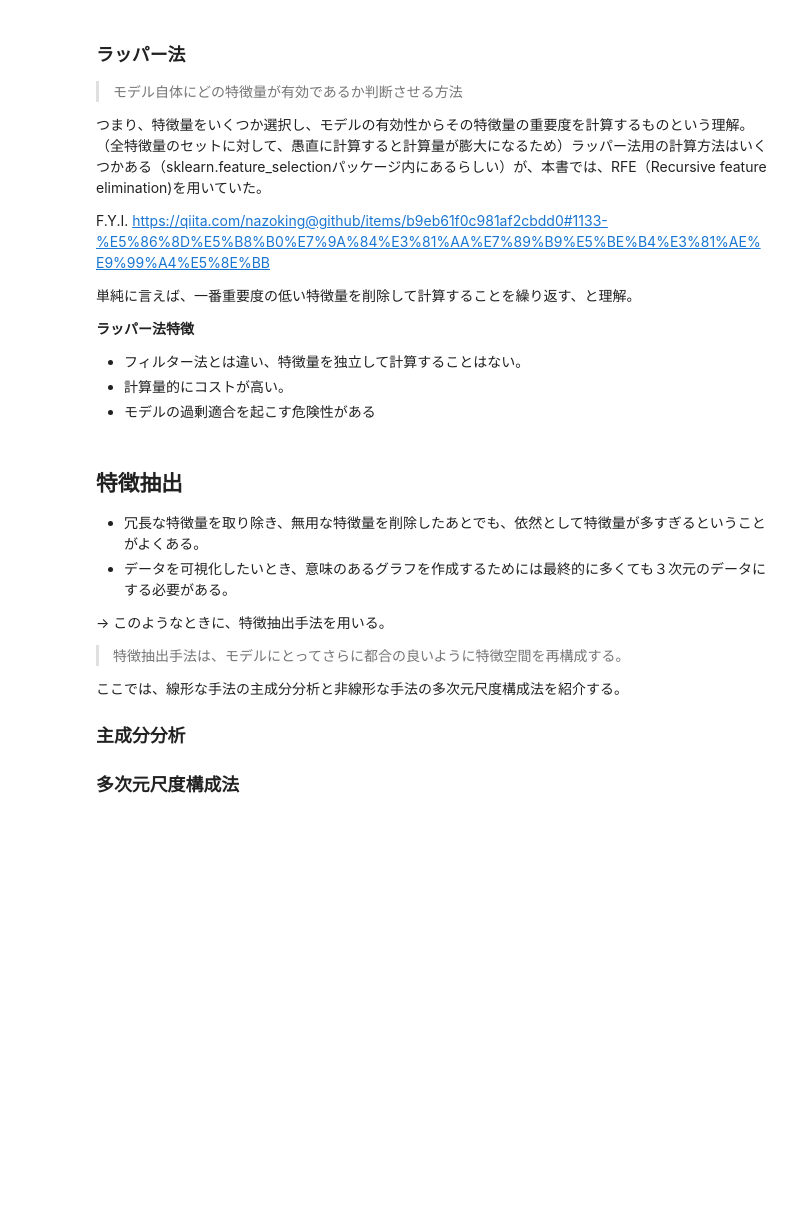
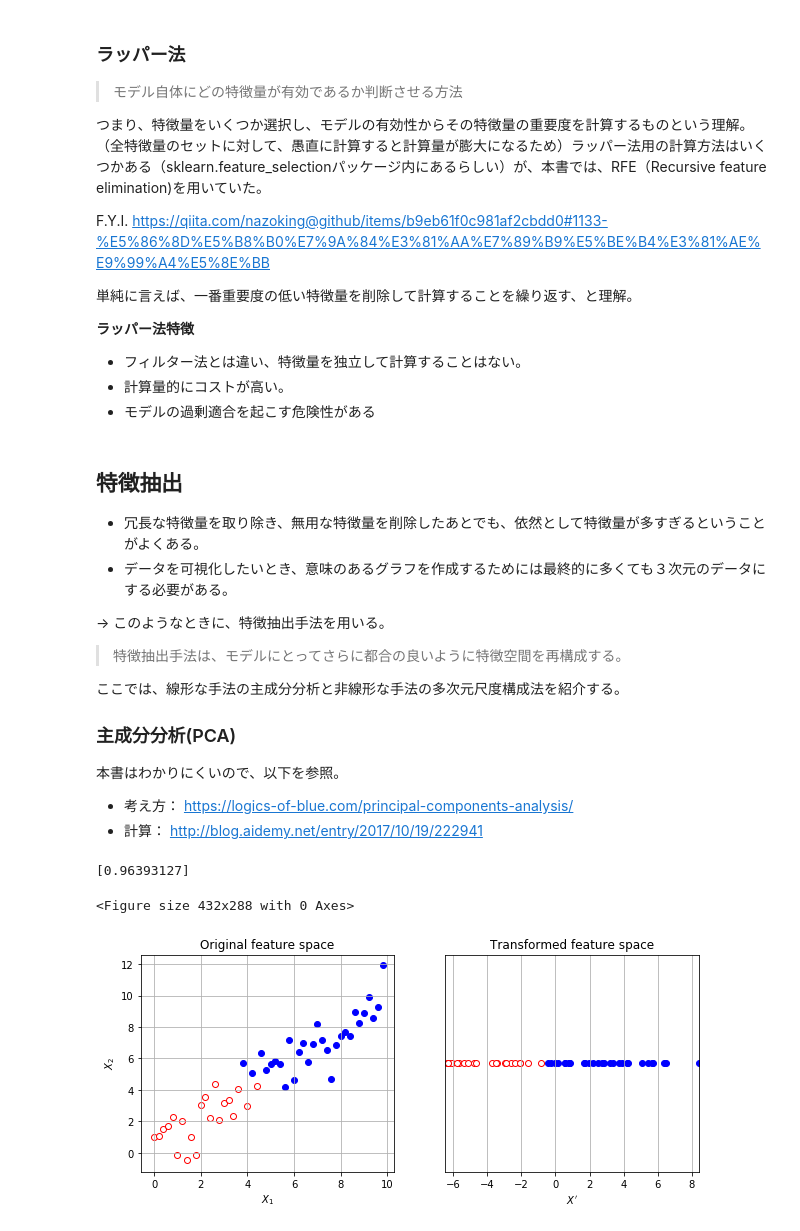
Before and after one commit to aha-oretama/BuildingMachineLearningSystemsWithPython, a Jupyter notebook: ch11/dimension-reduction.ipynb, the cells around one changed output. Cells and saved outputs as stored; diff of their text form; code cells hidden in the pictures; blank space fills up the shorter version.

```diff
--- a/ch11/dimension-reduction.ipynb
+++ b/ch11/dimension-reduction.ipynb
@@ -304,8 +302,75 @@ F.Y.I. https://qiita.com/nazoking@github/items/b9eb61f0c981af2cbdd0#1133-%E5%86%
 ここでは、線形な手法の主成分分析と非線形な手法の多次元尺度構成法を紹介する。
 
 
-### 主成分分析
+### 主成分分析(PCA)
 
+本書はわかりにくいので、以下を参照。
 
-
-### 多次元尺度構成法
+* 考え方： https://logics-of-blue.com/principal-components-analysis/
+* 計算： http://blog.aidemy.net/entry/2017/10/19/222941
+# %%
+from matplotlib import pylab
+import numpy as np
+
+from sklearn import decomposition
+
+np.random.seed(3)
+
+x1 = np.arange(0, 10, .2)
+x2 = x1 + np.random.normal(scale=1, size=len(x1))
+
+
+pylab.clf()
+fig = pylab.figure(num=None, figsize=(10, 4))
+pylab.subplot(121)
+
+title = "Original feature space"
+pylab.title(title)
+pylab.xlabel("$X_1$")
+pylab.ylabel("$X_2$")
+
+x1 = np.arange(0, 10, .2)
+x2 = x1 + np.random.normal(scale=1, size=len(x1))
+
+good = (x1 > 5) | (x2 > 5)
+bad = ~good
+
+x1g = x1[good]
+x2g = x2[good]
+pylab.scatter(x1g, x2g, edgecolor="blue", facecolor="blue")
+
+x1b = x1[bad]
+x2b = x2[bad]
+pylab.scatter(x1b, x2b, edgecolor="red", facecolor="white")
+
+pylab.grid(True)
+
+pylab.subplot(122)
+
+X = np.c_[(x1, x2)]
+
+pca = decomposition.PCA(n_components=1)
+Xtrans = pca.fit_transform(X)
+
+Xg = Xtrans[good]
+Xb = Xtrans[bad]
+
+pylab.scatter(
+    Xg[:, 0], np.zeros(len(Xg)), edgecolor="blue", facecolor="blue")
+pylab.scatter(
+    Xb[:, 0], np.zeros(len(Xb)), edgecolor="red", facecolor="white")
+title = "Transformed feature space"
+pylab.title(title)
+pylab.xlabel("$X'$")
+fig.axes[1].get_yaxis().set_visible(False)
+
+print(pca.explained_variance_ratio_)
+
+pylab.grid(True)
+
+pylab.autoscale(tight=True)
+pylab.show()
+# %% [output]
+[0.96393127]
+<Figure size 432x288 with 0 Axes>
+[figure, added]
```
Also changed, not shown: parts of 6 cells of this notebook.
